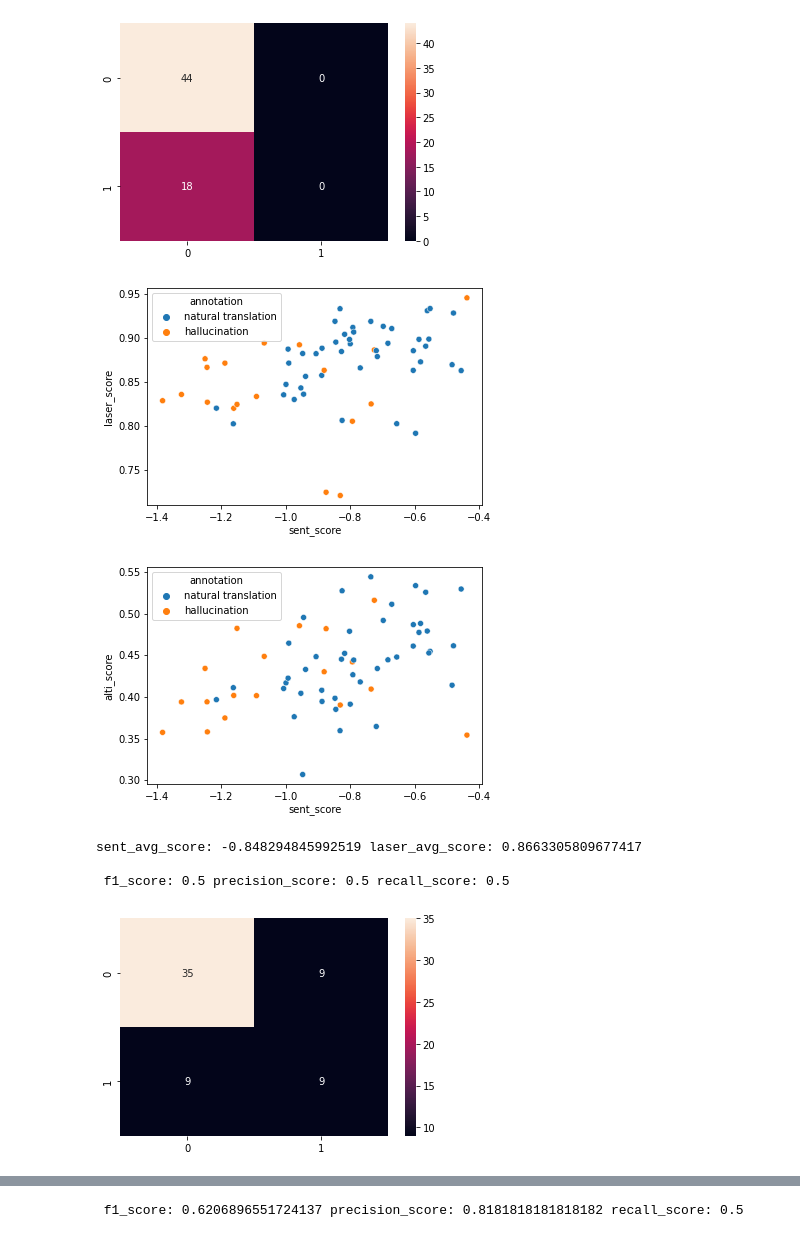
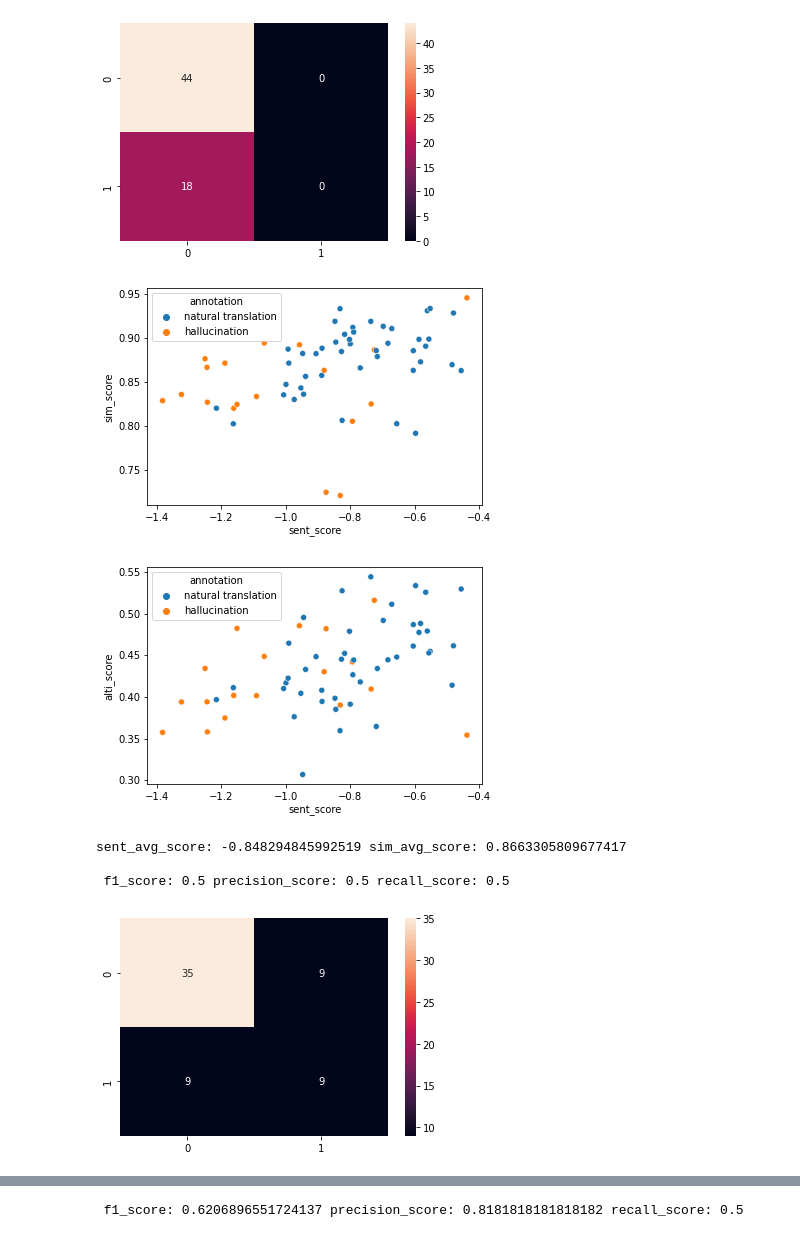
Before and after one commit to andreniyongabo/hallucination_detection_and_mitigation, a Jupyter notebook: detection_and_mitigation_evaluation.ipynb, the cells around one changed output, grey strips where cells are left out. Cells and saved outputs as stored; diff of their text form; code cells hidden in the pictures.

```diff
--- a/detection_and_mitigation_evaluation.ipynb
+++ b/detection_and_mitigation_evaluation.ipynb
@@ -206,17 +206,17 @@ plt.show()
  f1_score: 0.0 precision_score: 0.0 recall_score: 0.0
 [figure]
 # %%
-sns.scatterplot(data=df_new, x="sent_score", y="laser_score", hue="annotation")
-# plt.savefig("annotation/sent_sim_correlation.png",
+sns.scatterplot(data=df_new, x="sent_score", y="sim_score", hue="annotation")
+# plt.savefig("Figures/annotation/sent_sim_correlation.png",
 #                      format='png',dpi=150)
 plt.show()
 
 sns.scatterplot(data=df_new, x="sent_score", y="alti_score", hue="annotation")
-# plt.savefig("annotation/sent_sim_correlation.png",
+# plt.savefig("Figures/annotation/sent_sim_correlation.png",
 #                      format='png',dpi=150)
 plt.show()
 # %% [output]
-[figure, old version]
+[figure, new version]
 [figure]
 # %%
 # detection based on both sentence scores average and laser scores average
@@ -228,16 +228,16 @@ def sent_laser_AND_based_detection(df):
     sent_scores_nt = [df.sent_score[i] for i in range(len(df))]
     sent_avg_score = np.array(sent_scores_nt).sum()/len(sent_scores_nt)
 
-    laser_scores_nt = [df.laser_score[i] for i in range(len(df))] # if df.annotation[i]=="natural translation"
-    laser_avg_score = np.array(laser_scores_nt).sum()/len(laser_scores_nt)
+    sim_scores_nt = [df.sim_score[i] for i in range(len(df))] # if df.annotation[i]=="natural translation"
+    sim_avg_score = np.array(sim_scores_nt).sum()/len(sim_scores_nt)
 
-    print("sent_avg_score:", sent_avg_score, "laser_avg_score:", laser_avg_score)
+    print("sent_avg_score:", sent_avg_score, "sim_avg_score:", sim_avg_score)
 
     orig_classes = [1 if eval=="hallucination" else 0 for i,eval in enumerate(df["annotation"])]
     pred_classes = []
 
     for i in range(len(df)):
-        if df["laser_score"][i] <= laser_avg_score and df["sent_score"][i] <= sent_avg_score:
+        if df["sim_score"][i] <= sim_avg_score and df["sent_score"][i] <= sent_avg_score:
             pred_classes.append(1)
         else:
             pred_classes.append(0)
@@ -265,11 +265,11 @@ f_score, p_score, r_score, conf_matrix = sent_laser_AND_based_detection(df_new)
 print("\n", "f1_score:", f_score, "precision_score:", p_score, "recall_score:", r_score)
 
 sns.heatmap(conf_matrix, annot=True)
-# plt.savefig("annotation/sent_sim_correlation-and.png",
+# plt.savefig("Figures/annotation/sent_sim_correlation-and.png",
 #                      format='png',dpi=150)
 plt.show()
 # %% [output]
-sent_avg_score: -0.848294845992519 laser_avg_score: 0.8663305809677417
+sent_avg_score: -0.848294845992519 sim_avg_score: 0.8663305809677417
 
  f1_score: 0.5 precision_score: 0.5 recall_score: 0.5
 [figure]
```
Also changed, not shown: parts of 21 cells of this notebook, 17 other files.
